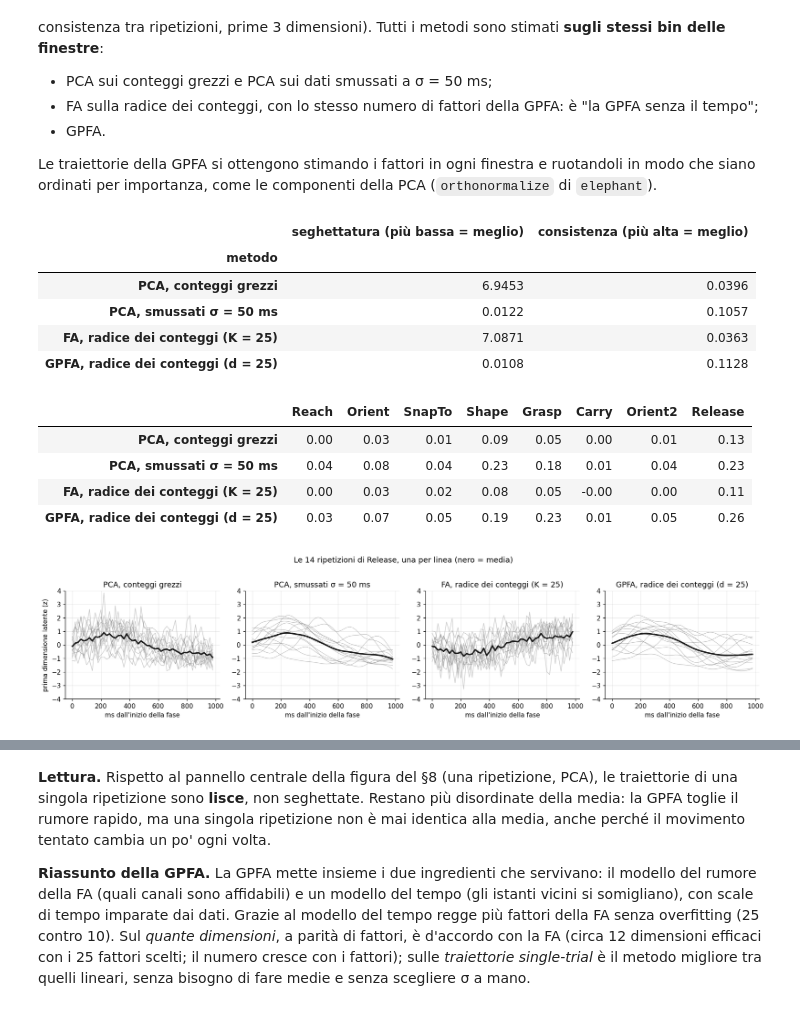
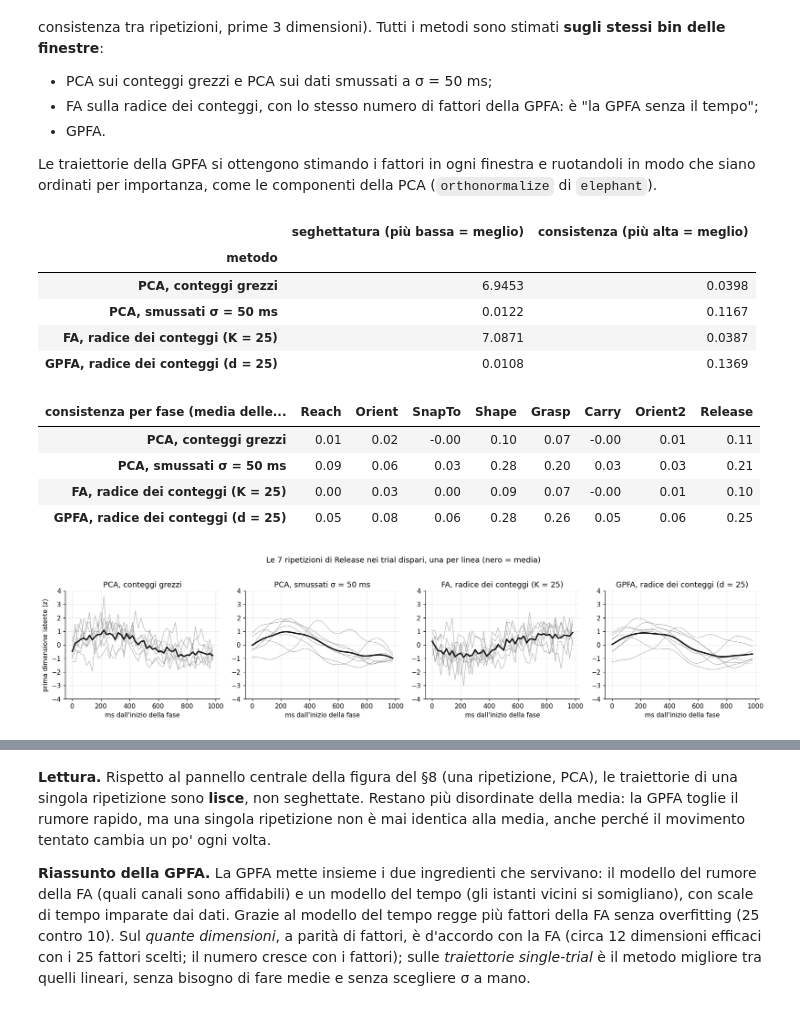
Before and after one commit to vberardocco/tesi_h1, a Jupyter notebook: notebooks/02_new.ipynb, the cells around one changed output, grey strips where cells are left out. Cells and saved outputs as stored; diff of their text form; code cells hidden in the pictures.

```diff
--- a/notebooks/02_new.ipynb
+++ b/notebooks/02_new.ipynb
@@ -1010,14 +1037,19 @@ def roughness(trajs):                                   # seghettatura media di
     return float(np.mean([(np.diff((T_ - T_.mean(0)) / (T_.std(0) + 1e-9), n=2, axis=0) ** 2).mean()
                           for T_ in trajs]))            # z-score di ogni dimensione, poi differenza seconda al quadrato
 
-def consistency(trajs):                                 # correlazione media tra ripetizioni della stessa fase
-    tags_ = [w["tag"] for w in windows]
-    out = []
-    for ph in io.MOVEMENT_PHASES:
-        R = np.stack([tr for tr, tg in zip(trajs, tags_) if tg == ph])  # (ripetizioni, 50 bin, 3 dimensioni)
-        out.append(np.mean([np.corrcoef(R[:, :, j])[np.triu_indices(len(R), 1)].mean()  # tutte le coppie di ripetizioni
-                            for j in range(R.shape[2])]))                             # per ogni dimensione, poi media
-    return float(np.mean(out))
+def consistency_w(trajs, win_list, per_phase=False):    # correlazione media tra ripetizioni della stessa condizione (fase, versione)
+    conds_ = [cond_of(w) for w in win_list]
+    out = {}
+    for c in CONDS:
+        R = np.stack([tr for tr, cw in zip(trajs, conds_) if cw == c])  # (ripetizioni, bin, 3 dimensioni)
+        out[c] = np.mean([np.corrcoef(R[:, :, j])[np.triu_indices(len(R), 1)].mean()  # tutte le coppie di ripetizioni
+                          for j in range(R.shape[2])])                              # per ogni dimensione, poi media
+    if per_phase:                                       # per fase: media delle due versioni
+        return {ph: (out[(ph, "dispari")] + out[(ph, "pari")]) / 2 for ph in io.MOVEMENT_PHASES}
+    return float(np.mean(list(out.values())))           # media sulle 16 condizioni
+
+def consistency(trajs):                                 # la consistenza sulle finestre da 1 s del §8
+    return consistency_w(trajs, windows)
 
 fa_sm = FactorAnalysis(n_components=K_FA, svd_method="lapack", random_state=0).fit(Z)  # stessa FA sui dati smussati del §5
 latents = {
@@ -1535,44 +1568,39 @@ for name, tr in traj.items():
 tab_final = pd.DataFrame(rows).set_index("metodo")
 display(tab_final.round(4))
 
-def consistency_per_phase(trajs):                       # la consistenza separata per fase
-    tags_ = [w["tag"] for w in windows]
-    out = {}
-    for ph in io.MOVEMENT_PHASES:
-        R = np.stack([t_ for t_, tg in zip(trajs, tags_) if tg == ph])
-        out[ph] = np.mean([np.corrcoef(R[:, :, j])[np.triu_indices(len(R), 1)].mean() for j in range(R.shape[2])])
-    return out
-display(pd.DataFrame({name: consistency_per_phase(tr) for name, tr in traj.items()}).T.round(2))
+display(pd.DataFrame({name: consistency_w(tr, windows, per_phase=True)  # la consistenza fase per fase
+                     for name, tr in traj.items()}).T.round(2)              # (media delle due versioni)
+        .rename_axis(columns="consistenza per fase (media delle due versioni)"))
 # %% [output]
 |  | seghettatura (più bassa = meglio) | consistenza (più alta = meglio) |
 | metodo |  |  |
-| PCA, conteggi grezzi | 6.9453 | 0.0396 |
-| PCA, smussati σ = 50 ms | 0.0122 | 0.1057 |
-| FA, radice dei conteggi (K = 25) | 7.0871 | 0.0363 |
-| GPFA, radice dei conteggi (d = 25) | 0.0108 | 0.1128 |
+| PCA, conteggi grezzi | 6.9453 | 0.0398 |
+| PCA, smussati σ = 50 ms | 0.0122 | 0.1167 |
+| FA, radice dei conteggi (K = 25) | 7.0871 | 0.0387 |
+| GPFA, radice dei conteggi (d = 25) | 0.0108 | 0.1369 |
-|  | Reach | Orient | SnapTo | Shape | Grasp | Carry | Orient2 | Release |
-| PCA, conteggi grezzi | 0.00 | 0.03 | 0.01 | 0.09 | 0.05 | 0.00 | 0.01 | 0.13 |
-| PCA, smussati σ = 50 ms | 0.04 | 0.08 | 0.04 | 0.23 | 0.18 | 0.01 | 0.04 | 0.23 |
-| FA, radice dei conteggi (K = 25) | 0.00 | 0.03 | 0.02 | 0.08 | 0.05 | -0.00 | 0.00 | 0.11 |
-| GPFA, radice dei conteggi (d = 25) | 0.03 | 0.07 | 0.05 | 0.19 | 0.23 | 0.01 | 0.05 | 0.26 |
+| consistenza per fase (media delle... | Reach | Orient | SnapTo | Shape | Grasp | Carry | Orient2 | Release |
+| PCA, conteggi grezzi | 0.01 | 0.02 | -0.00 | 0.10 | 0.07 | -0.00 | 0.01 | 0.11 |
+| PCA, smussati σ = 50 ms | 0.09 | 0.06 | 0.03 | 0.28 | 0.20 | 0.03 | 0.03 | 0.21 |
+| FA, radice dei conteggi (K = 25) | 0.00 | 0.03 | 0.00 | 0.09 | 0.07 | -0.00 | 0.01 | 0.10 |
+| GPFA, radice dei conteggi (d = 25) | 0.05 | 0.08 | 0.06 | 0.28 | 0.26 | 0.05 | 0.06 | 0.25 |
 # %%
-PH_SHOW = "Release"                                     # una fase ben modulata, per la figura
-idx_ph = [i for i, w in enumerate(windows) if w["tag"] == PH_SHOW]  # le sue ripetizioni
+PH_SHOW = ("Release", "dispari")                        # una condizione ben modulata, per la figura
+idx_ph = [i for i, w in enumerate(windows) if cond_of(w) == PH_SHOW]  # le sue ripetizioni
 t_win = np.arange(L) * BIN_S * 1000                     # tempo dall'inizio della fase, in ms
 
 fig, ax = plt.subplots(1, 4, figsize=(16, 3.6))
 for k, (name, tr) in enumerate(traj.items()):
     R = np.stack([tr[i][:, 0] for i in idx_ph])         # prima dimensione di ogni ripetizione: (ripetizioni, 50)
     R = (R - R.mean()) / R.std()                        # stessa scala per tutti i metodi
     for r in R:
-        ax[k].plot(t_win, r, color=io.PHASE_COLORS[PH_SHOW], lw=0.8, alpha=0.45)  # ogni ripetizione, sottile
+        ax[k].plot(t_win, r, color=io.PHASE_COLORS[PH_SHOW[0]], lw=0.8, alpha=0.6)  # ogni ripetizione, sottile
     ax[k].plot(t_win, R.mean(axis=0), color="0.1", lw=2.2)                        # la loro media, spessa
     ax[k].set(title=name, xlabel="ms dall'inizio della fase", ylim=(-4, 4))
 ax[0].set_ylabel("prima dimensione latente (z)")
-fig.suptitle(f"Le {len(idx_ph)} ripetizioni di {PH_SHOW}, una per linea (nero = media)", y=1.02)
+fig.suptitle(f"Le {len(idx_ph)} ripetizioni di {PH_SHOW[0]} nei trial {PH_SHOW[1]}, una per linea (nero = media)", y=1.02)
 fig.tight_layout(); fig.savefig(FIGS / "02new_gpfa_repetitions.png", bbox_inches="tight"); plt.show()
 # %% [output]
-[figure, old version]
+[figure, new version]
 # %% [markdown]
 **Lettura.**
 
```
Also changed, not shown: parts of 21 cells of this notebook, 6 other files.
